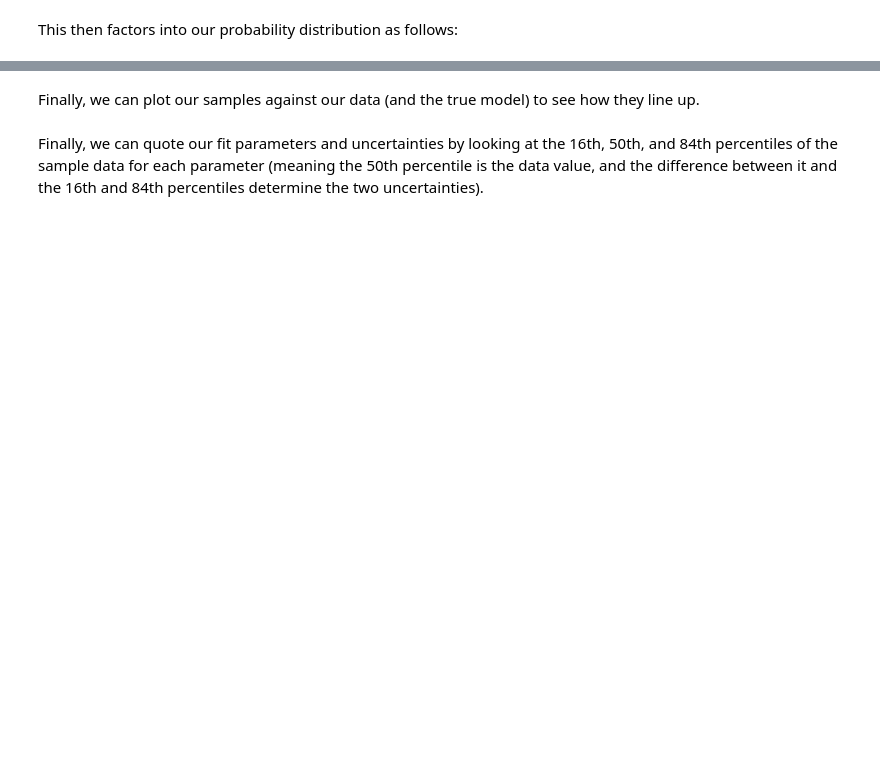
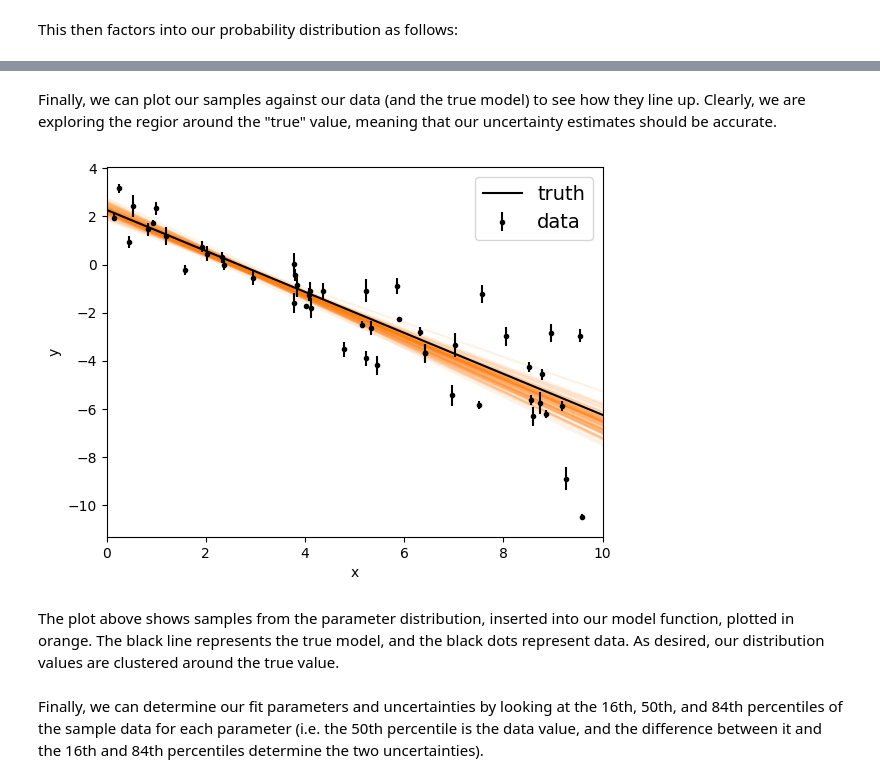
Before and after one commit to RohanPanchwagh/PHYS265-spring25, a Jupyter notebook: Project/emcee_final_project_panchwagh.ipynb, the cells around one changed output, grey strips where cells are left out. Cells and saved outputs as stored; diff of their text form; code cells hidden in the pictures; blank space fills up the shorter version.

```diff
--- a/Project/emcee_final_project_panchwagh.ipynb
+++ b/Project/emcee_final_project_panchwagh.ipynb
@@ -153,19 +139,23 @@ plt.savefig("Figure2.png")
 # %% [markdown]
-Finally, we can plot our samples against our data (and the true model) to see how they line up.
+Finally, we can plot our samples against our data (and the true model) to see how they line up. Clearly, we are exploring the regior around the "true" value, meaning that our uncertainty estimates should be accurate.
 # %%
 inds = np.random.randint(len(flat_samples), size=100)
 for ind in inds:
     sample = flat_samples[ind]
     plt.plot(x0, np.dot(np.vander(x0, 2), sample[:2]), "C1", alpha=0.1)
-plt.errorbar(x, y, yerr=yerr, fmt=".k", capsize=0)
+plt.errorbar(x, y, yerr=yerr, fmt=".k", capsize=0, label = "data")
 plt.plot(x0, m_true * x0 + b_true, "k", label="truth")
 plt.legend(fontsize=14)
 plt.xlim(0, 10)
 plt.xlabel("x")
 plt.ylabel("y");
 plt.savefig("Figure1.png")
+# %% [output]
+[figure, added]
+# %% [markdown]
+The plot above shows samples from the parameter distribution, inserted into our model function, plotted in orange. The black line represents the true model, and the black dots represent data. As desired, our distribution values are clustered around the true value.
 # %% [markdown]
-Finally, we can quote our fit parameters and uncertainties by looking at the 16th, 50th, and 84th percentiles of the sample data for each parameter (meaning the 50th percentile is the data value, and the difference between it and the 16th and 84th percentiles determine the two uncertainties).
+Finally, we can determine our fit parameters and uncertainties by looking at the 16th, 50th, and 84th percentiles of the sample data for each parameter (i.e. the 50th percentile is the data value, and the difference between it and the 16th and 84th percentiles determine the two uncertainties).
 # %%
 from IPython.display import display, Math
 
```
Also changed, not shown: parts of 17 cells of this notebook, 1 other file.
